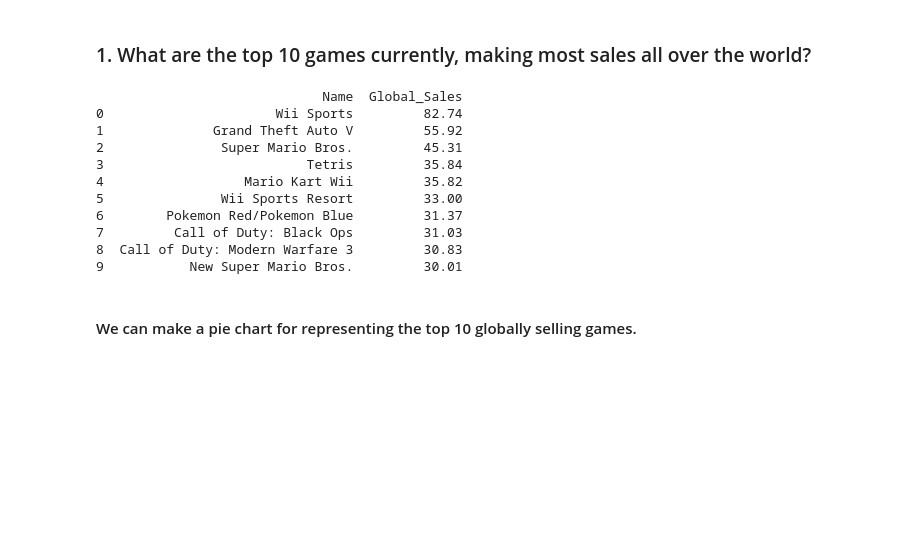
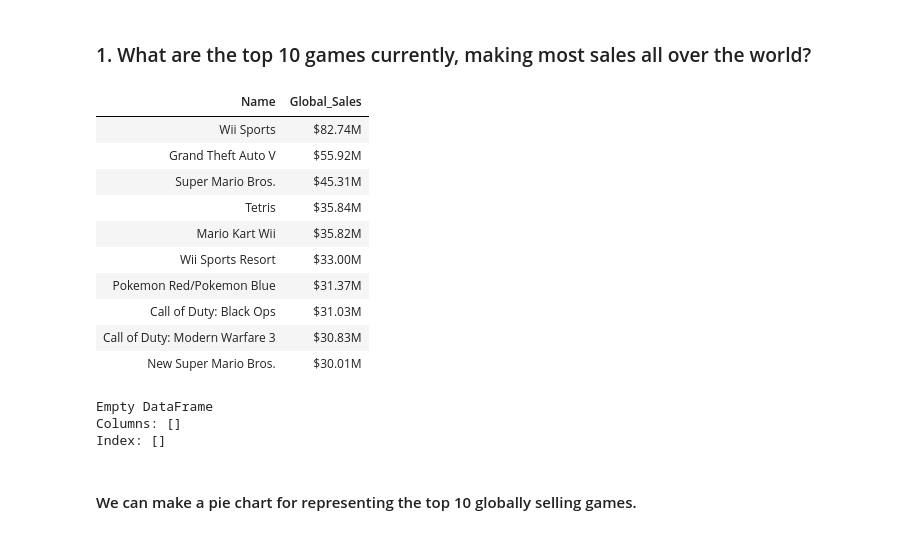
Before and after one commit to devrhathi/videogames_sales, a Jupyter notebook: DA_Project.ipynb, the cells around one changed output. Saved outputs shown, nothing was run; the diff lists cells and outputs as text; code cells hidden in the pictures; blank space fills up the shorter version.

```diff
--- a/DA_Project.ipynb
+++ b/DA_Project.ipynb
@@ -70,20 +70,27 @@ df["Publisher"].dropna(inplace = True)
 # %%
 games_sales = df.groupby("Name")[["Global_Sales"]].sum()
 top_games = pd.DataFrame((games_sales.sort_values(by=['Global_Sales'], ascending=False).reset_index()))
 top10_games = top_games.head(10)
-print(top10_games)
+top10_games_output = top10_games.style.format({
+    "Global_Sales": "${:.2f}M"
+}).hide(axis="index")
+
+print(pd.DataFrame(display((top10_games_output))))
 # %% [output]
+| Name | Global_Sales |
+| Wii Sports | $82.74M |
+| Grand Theft Auto V | $55.92M |
+| Super Mario Bros. | $45.31M |
+| Tetris | $35.84M |
+| Mario Kart Wii | $35.82M |
+| Wii Sports Resort | $33.00M |
+| Pokemon Red/Pokemon Blue | $31.37M |
+| Call of Duty: Black Ops | $31.03M |
+| Call of Duty: Modern Warfare 3 | $30.83M |
+| New Super Mario Bros. | $30.01M |
-                             Name  Global_Sales
-0                      Wii Sports         82.74
-1              Grand Theft Auto V         55.92
-2               Super Mario Bros.         45.31
-3                          Tetris         35.84
-4                  Mario Kart Wii         35.82
-5               Wii Sports Resort         33.00
-6        Pokemon Red/Pokemon Blue         31.37
-7         Call of Duty: Black Ops         31.03
-8  Call of Duty: Modern Warfare 3         30.83
-9           New Super Mario Bros.         30.01
+Empty DataFrame
+Columns: []
+Index: []
 # %% [markdown]
 #### We can make a pie chart for representing the top 10 globally selling games.
 # %%
```
Also changed, not shown: parts of 12 cells of this notebook, 1 other file.
